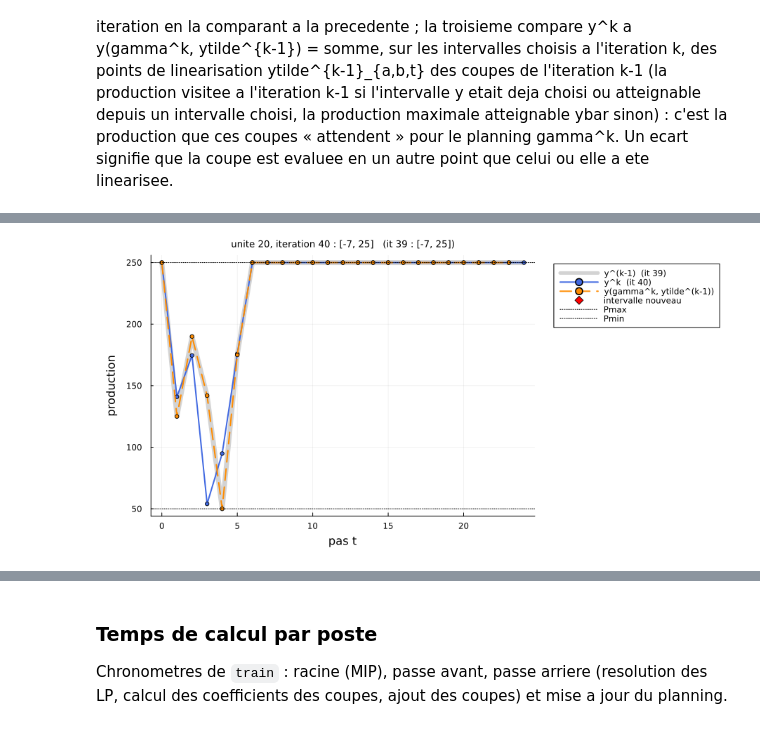
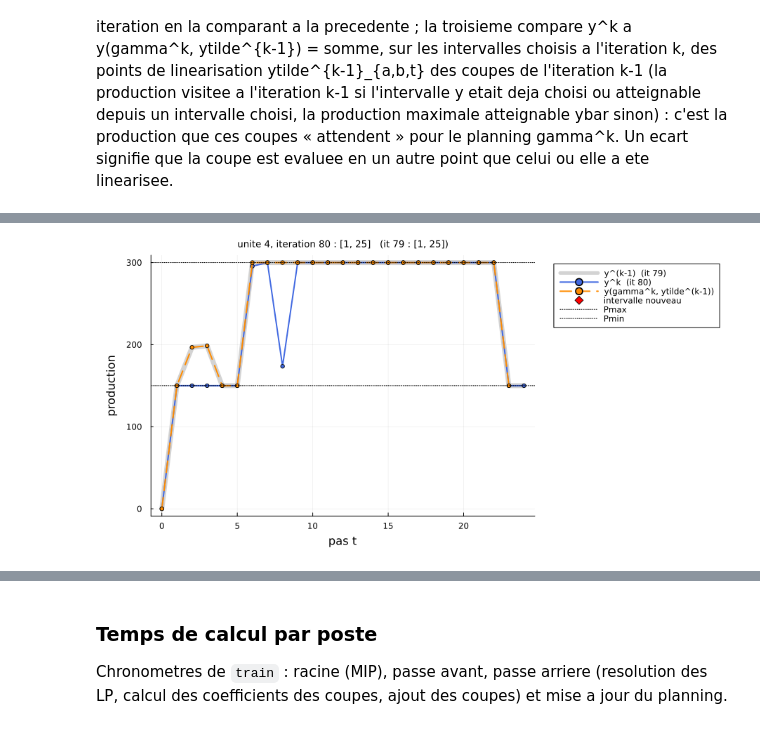
Before and after one commit to MathisAzema/MSUC, a Jupyter notebook: validationIEEE.ipynb, the cells around one changed output, grey strips where cells are left out. Cells and saved outputs as stored; diff of their text form; code cells hidden in the pictures.

```diff
--- a/validationIEEE.ipynb
+++ b/validationIEEE.ipynb
@@ -41,8 +44,8 @@ INSTANCE    = "118_syst"                   # dossier de Data/IEEE
 T           = 24                           # horizon (nombre de pas de temps, au plus 24 : le profil de charge couvre 24 heures)
 S           = 5                            # nombre de scenarios (support de l'innovation ARMA)
 SIGMA       = 1.0                          # amplitude de l'alea : multiplie l'ecart-type de l'innovation ARMA (0.0 = deterministe)
-ITERATIONS  = 40                           # nombre d'iterations SDDP
-MIP_GAP     = 1e-2                         # ecart d'optimalite du MIP racine : 1e-2 = 1 %, 1e-3 = 0.1 %, nothing = defaut du solveur (1e-4)
+ITERATIONS  = 80                           # nombre d'iterations SDDP
+MIP_GAP     = 1e-3                         # ecart d'optimalite du MIP racine : 1e-2 = 1 %, 1e-3 = 0.1 %, nothing = defaut du solveur (1e-4)
 PASSES_PER_MIP = 10                         # passes avant/arriere (LP) par resolution du MIP racine : 1 = usuel, 5 ou 10 = plus de coupes entre deux MIP ; ITERATIONS compte alors des cycles
 N_SIMULATION = 1000                        # trajectoires tirees pour simuler la politique (toutes enumerees si S^T <= 4096)
 PRINT_LEVEL = 1                            # 0 = silencieux, 1 = log complet de MSUC.train
@@ -78,7 +81,7 @@ record, record_pass, _, schedules, states = MSUC.make_recorder(model)
 Random.seed!(MSUC.SEED)   # meme graine que `train_job` (runIEEE.jl) : les runs sont reproductibles
 MSUC.train(model; iteration_limit = ITERATIONS, mip_gap = MIP_GAP,
             passes_per_mip = PASSES_PER_MIP, print_level = PRINT_LEVEL,
-            forward_pass_callback = record_pass, post_iteration_callback = record, linearization = :price)
+            forward_pass_callback = record_pass, post_iteration_callback = record, linearization = :price, reuse_incumbent = true)
 # %% [output]
 -------------------------------------------------------------------
          MSUC.jl (c) Oscar Dowson and contributors, 2017-25
@@ -320,6 +323,6 @@ end
 # %%
 ITERATION = K    # iteration a examiner, comparee a la precedente
-PASSE = 4        # passe avant de cette iteration (PASSES_PER_MIP passes par iteration)
+PASSE = 1        # passe avant de cette iteration (PASSES_PER_MIP passes par iteration)
 
 actuel, avant = par_unite(ITERATION), par_unite(max(ITERATION - 1, 1))
 texte(v) = isempty(v) ? "eteinte" : join(["[$a, $b]" for (a, b) in v], " ")
@@ -437,33 +439,33 @@ Unites dont y^k differe de y(gamma^k, ytilde^{k-1}) d'au moins 1e-6 (iteration 4
 # %%
-UNITE =  20   # unite a tracer ; l'iteration et la passe sont ITERATION et PASSE de la cellule de detail
+UNITE =  4   # unite a tracer ; l'iteration et la passe sont ITERATION et PASSE de la cellule de detail
 
 # Trajectoires de la production de l'unite : y^k (iteration k), y^{k-1} (iteration k-1, derniere passe : celle dont
 # les coupes sont les plus recentes) et y(gamma^k, ytilde^{k-1}). Losanges rouges : l'intervalle n'etait pas choisi
 # a l'iteration k-1, ytilde vaut y (atteignable depuis un intervalle choisi) ou ybar ; les trous de la courbe orange sont les pas ou la coupe ne
 # depend pas de y_t. Le pas t est celui du noeud n = t+1.
 let
     unit, k = instance.Thermalunits[UNITE], ITERATION
     avant = max(k - 1, 1)
     y_k = production(k, PASSE)[UNITE, :]
     y_avant = production(avant, length(states[avant]))[UNITE, :]
     attendu, nouveau = METHOD == :extended && k >= 2 ? y_gamma(k) : (fill(NaN, instance.N, T + 1), falses(instance.N, T + 1))
     decrit(v) = isempty(v) ? "eteinte" : join(["[$a, $b]" for (a, b) in v], " ")
 
     p = plot(0:T, y_avant; label = "y^(k-1)  (it $avant)", color = :lightgray, linewidth = 7,
              xlabel = "pas t", ylabel = "production", legend = :outertopright, titlefontsize = 9, size = (900, 450),
              left_margin = 6Plots.mm, bottom_margin = 5Plots.mm,
              title = "unite $UNITE, iteration $k : $(decrit(par_unite(k)[UNITE]))   (it $avant : $(decrit(par_unite(avant)[UNITE])))")
     plot!(p, 0:T, y_k; label = "y^k  (it $k)", color = :royalblue, linewidth = 2, marker = :circle, markersize = 3)
     plot!(p, 0:T, attendu[UNITE, :]; label = "y(gamma^k, ytilde^(k-1))", color = :darkorange,
           linewidth = 2, linestyle = :dash, marker = :circle, markersize = 3)
     scatter!(p, 0:T, [nouveau[UNITE, n] ? attendu[UNITE, n] : NaN for n in 1:T+1];
              label = "intervalle nouveau", color = :red, marker = :diamond, markersize = 6)
     hline!(p, [unit.MaxPower]; label = "Pmax", color = :black, linestyle = :dot)
     hline!(p, [unit.MinPower]; label = "Pmin", color = :black, linestyle = :dot)
     p
 end
 # %% [output]
-[figure, old version]
+[figure, new version]
 # %%
 # Contribution de chaque unite a la variation de la valeur de la coupe de l'iteration k-1 quand l'etat visite y^k
 # s'ecarte du point y(gamma^k, ytilde^{k-1}) ou elle a ete linearisee. La coupe est affine en y :
```
Also changed, not shown: parts of 13 cells of this notebook, 10 other files.
